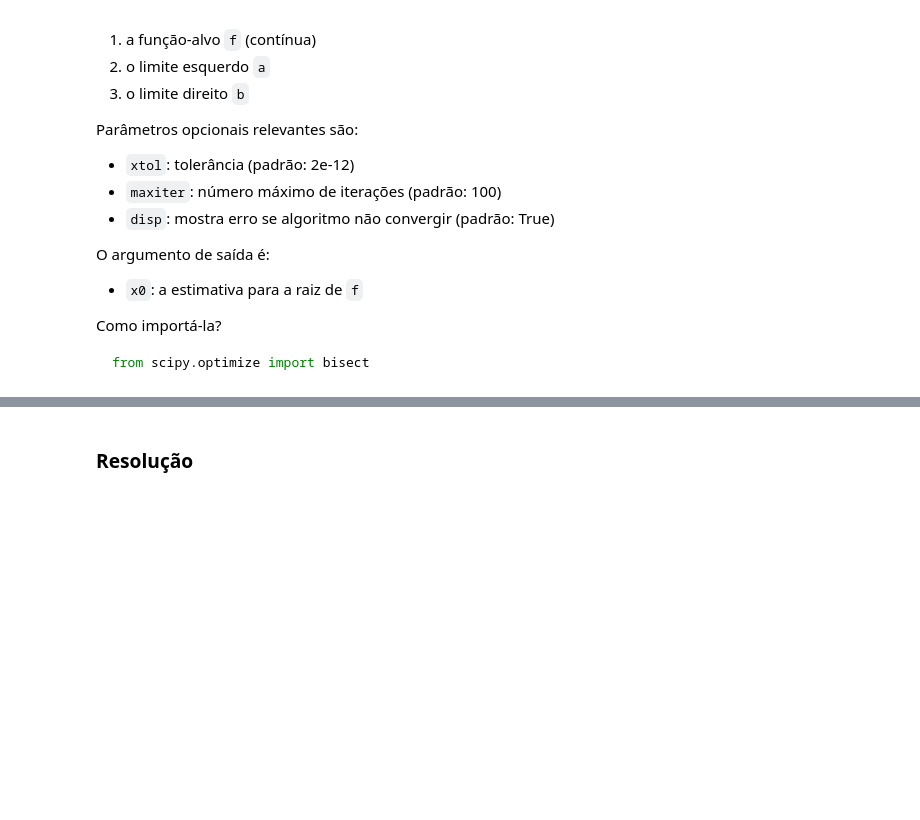
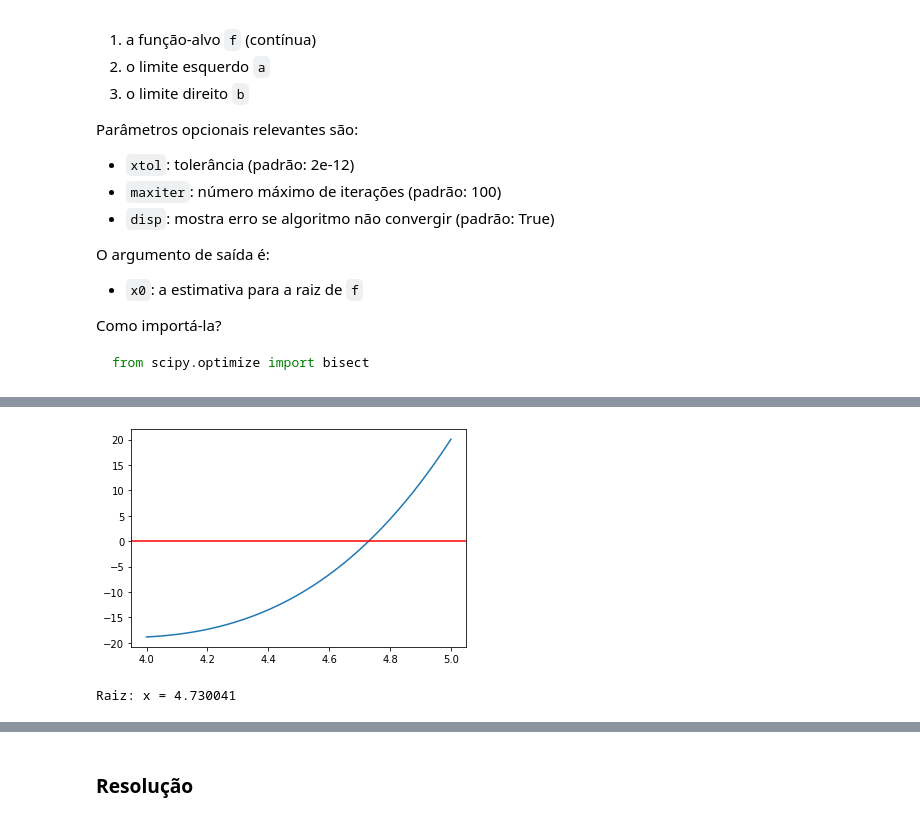
Before and after one commit to gcpeixoto/LVMN, a Jupyter notebook: code-session-1-bisect.ipynb, the cells around one changed output, grey strips where cells are left out. Saved outputs shown, nothing was run; the diff lists cells and outputs as text; code cells hidden in the pictures; blank space fills up the shorter version.

```diff
--- a/code-session-1-bisect.ipynb
+++ b/code-session-1-bisect.ipynb
@@ -35,0 +72,19 @@ from scipy.optimize import bisect
+# %%
+# função
+def f(x):
+    return np.cosh(x)*np.cos(x) - 1
+# %%
+# analise gráfica
+x = np.linspace(4,5)
+plt.plot(x,f(x));
+plt.axhline(y=0,color='r');
+# %% [output]
+[figure, added]
+# %%
+# resolução com bisect
+
+x = bisect(f,4,5) # raiz
+
+print('Raiz: x = %f' % x)
+# %% [output]
+Raiz: x = 4.730041
```
Also changed, not shown: parts of 45 cells of this notebook, 5 other files.
